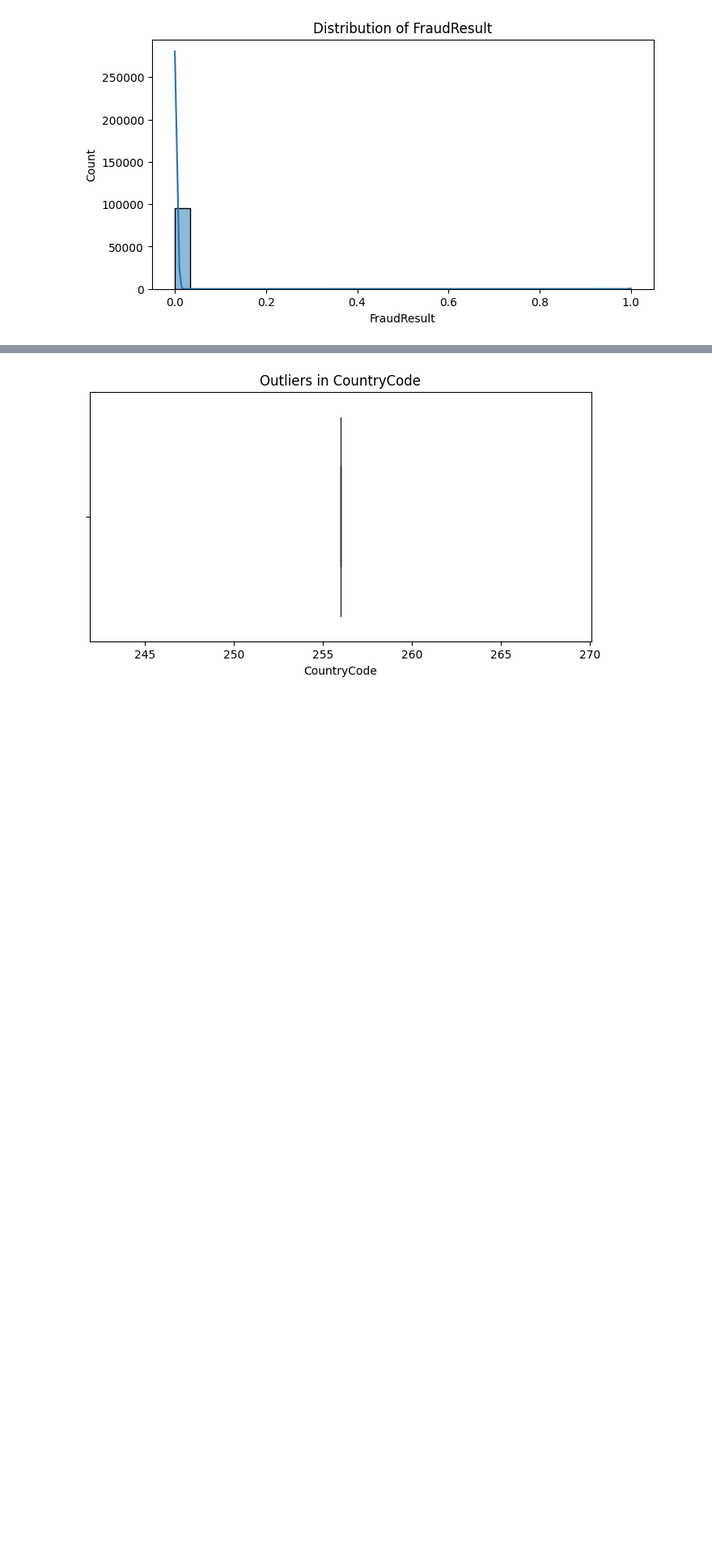
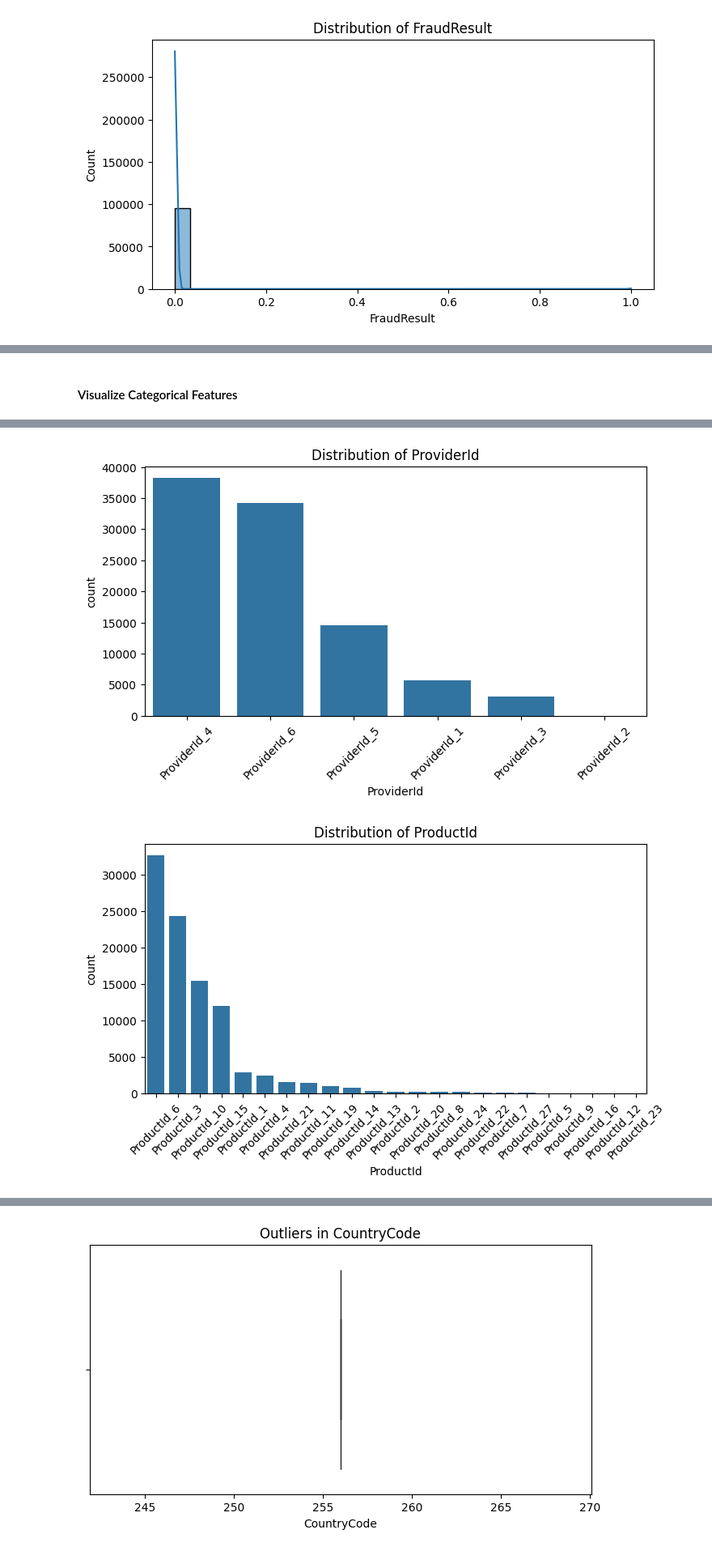
Before and after one commit to tesfaymebre/Bati-Bank, a Jupyter notebook: notebooks/eda.ipynb, the cells around one changed output, grey strips where cells are left out. Shown at 81% size. Saved outputs shown, nothing was run; the diff lists cells and outputs as text; code cells hidden in the pictures; blank space fills up the shorter version.

Commit message:
fix: update the exploratory data analysis

```diff
--- a/notebooks/eda.ipynb
+++ b/notebooks/eda.ipynb
@@ -5,9 +7,5 @@ sys.path.append(os.path.abspath('../'))
 # %%
 from scripts.eda import EDA
 
-input_path = '../data/raw/data.csv'
-
-eda = EDA(input_path)
+# Initialize the EDA object
+eda = EDA(input_path="../data/raw", output_path="eda_results")
-# %%
-data = eda.load_data()
-eda.data_overview()
@@ -31,0 +14,4 @@ max         1.000000
+# %%
+# Load data
+data = eda.load_data(file_name="data.csv")
+data.head()
@@ -47,0 +249,5 @@ eda.visualize_categorical_distribution()
+# %% [markdown]
+#### Visualize Categorical Features
+# %%
+eda.visualize_categorical_distributions()
+# %% [output]
@@ -47,0 +260,2 @@ eda.visualize_categorical_distribution()
+[figure, added]
+[figure, added]
```
Also changed, not shown: parts of 20 cells of this notebook, 1 other file.
